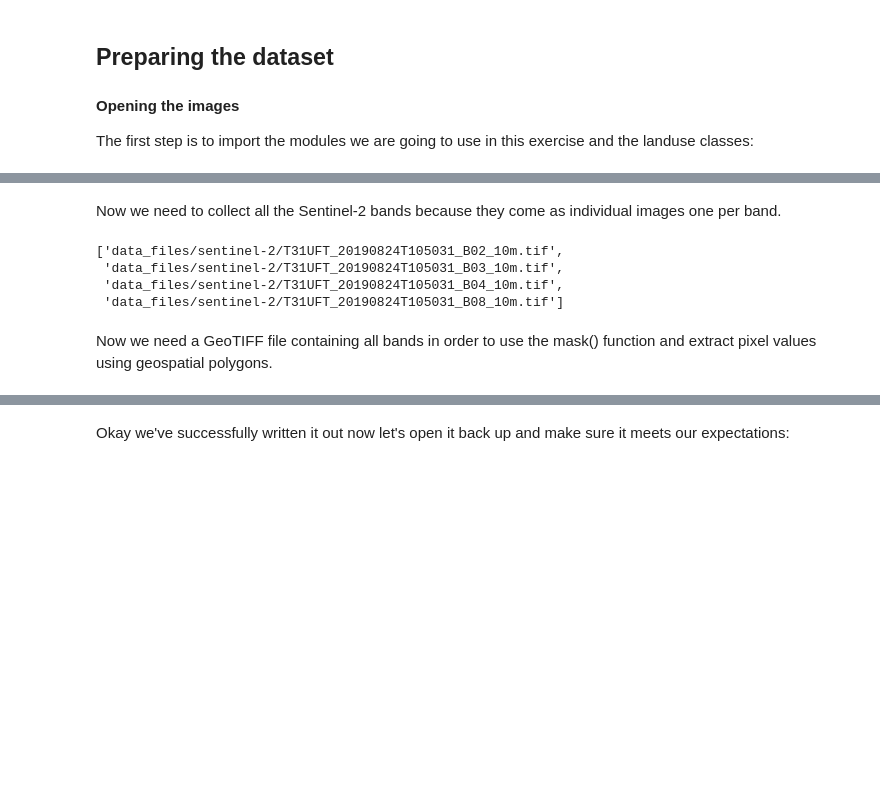
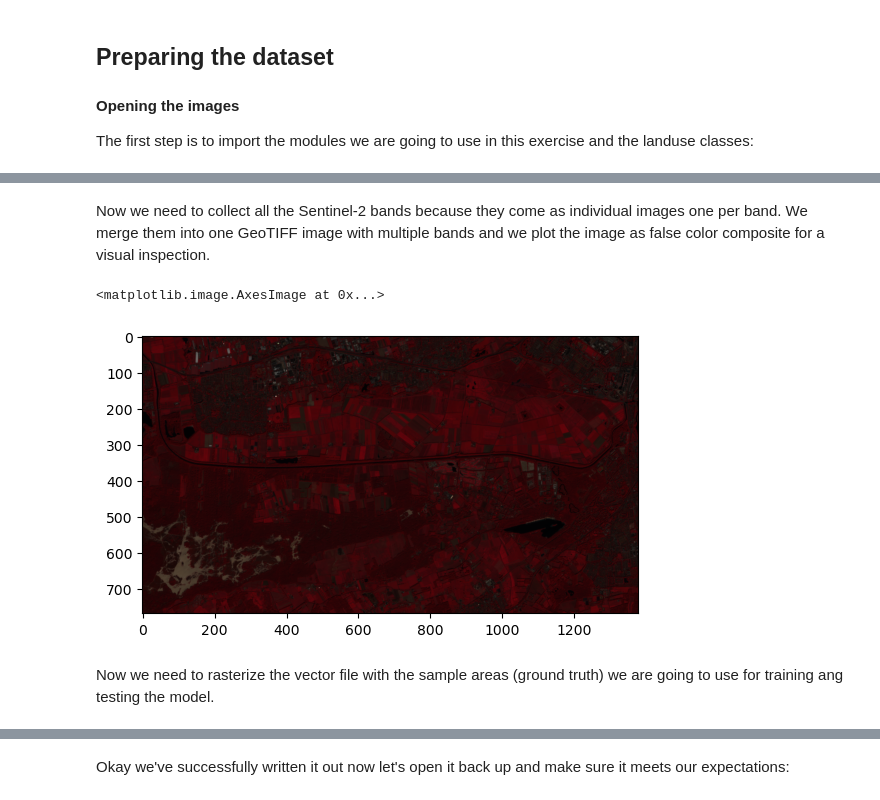
Before and after one commit to MarkTerlien/Quatro-Book-TeM, a Jupyter notebook: supervised_classification.ipynb, the cells around one changed output, grey strips where cells are left out. Drawn from its saved outputs; the diff is of its cells as text; code cells hidden in the pictures; blank space fills up the shorter version.

```diff
--- a/supervised_classification.ipynb
+++ b/supervised_classification.ipynb
@@ -44,37 +51,60 @@ class_dict['buildings'] = 5
 # %% [markdown]
-Now we need to collect all the Sentinel-2 bands because they come as individual images one per band.
+Now we need to collect all the Sentinel-2 bands because they come as individual images one per band. We merge them into one GeoTIFF image with multiple bands and we plot the image as false color composite for a visual inspection.
-# %%
-import os # we need os to do some basic file operations
-
-sentinal_fp = "data_files/sentinel-2/"
-# find every file in the sentinal_fp directory
-sentinal_band_paths = [os.path.join(sentinal_fp, f) for f in os.listdir(sentinal_fp) if os.path.isfile(os.path.join(sentinal_fp, f))]
-sentinal_band_paths.sort()
-sentinal_band_paths
-# %% [output]
-['data_files/sentinel-2/T31UFT_20190824T105031_B02_10m.tif',
- 'data_files/sentinel-2/T31UFT_20190824T105031_B03_10m.tif',
- 'data_files/sentinel-2/T31UFT_20190824T105031_B04_10m.tif',
- 'data_files/sentinel-2/T31UFT_20190824T105031_B08_10m.tif']
-# %% [markdown]
-Now we need a GeoTIFF file containing all bands in order to use the mask() function and extract pixel values using geospatial polygons.
 # %%
-# filepath for image we're writing out
-img_fp = 'data_files/sentinel_bands.tif'
+# Folder with sentinel images and name of new GeoTIFF file with all bands
+sentinel_folder = "data_files/sentinel-2/"
+sentinel_bands_file = 'data_files/sentinel_bands.tif'
 
-# Delete file if exists
-if os.path.exists(img_fp):
-    os.remove(img_fp)
+# Find every file in the sentinal_fp directory
+sentinal_band_paths = [os.path.join(sentinel_folder, f) for f in os.listdir(sentinel_folder) if os.path.isfile(os.path.join(sentinel_folder, f))]
+sentinal_band_paths.sort()
+sentinal_band_paths
+
+# Check to see if the dir it exists, if not, create it
+if not os.path.exists(sentinel_folder):
+    os.makedirs(sentinel_folder)
 
 # Read metadata of first file and assume all other bands are the same
 with rasterio.open(sentinal_band_paths[0]) as src0:
     meta = src0.meta
 
 # Update metadata to reflect the number of layers
 meta.update(count = len(sentinal_band_paths))
 
 # Read each layer and write it to stack
-with rasterio.open(img_fp, 'w', **meta) as dst:
+with rasterio.open(sentinel_bands_file, 'w', **meta) as dst:
     for id, layer in enumerate(sentinal_band_paths, start=1):
         with rasterio.open(layer) as src1:
             dst.write_band(id, src1.read(1))
+
+# Plot the FCC
+raster = rasterio.open(sentinel_bands_file)
+
+# Function to normalize bands into 0.0 - 1.0 scale
+def normalize(array):
+    array_min, array_max = array.min(), array.max()
+    return (array - array_min) / (array_max - array_min)
+
+# Convert to numpy arrays
+nir = raster.read(4)
+red = raster.read(3)
+green = raster.read(2)
+
+# Close raster
+raster = None
+
+# Normalize band DN
+nir_norm = normalize(nir)
+red_norm = normalize(red)
+green_norm = normalize(green)
+
+# Stack bands
+nrg = np.dstack((nir_norm, red_norm, green_norm))
+
+# View the color composite
+plt.imshow(nrg)
+# %% [output]
+<matplotlib.image.AxesImage at 0x...>
+[figure, added]
+# %% [markdown]
+Now we need to rasterize the vector file with the sample areas (ground truth) we are going to use for training ang testing the model.
```
Also changed, not shown: parts of 18 cells of this notebook, 3 other files.
